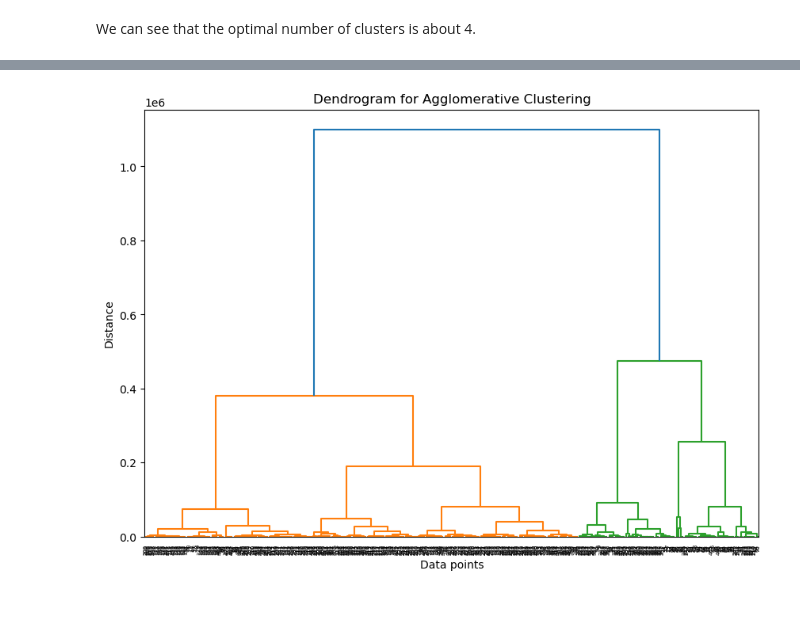
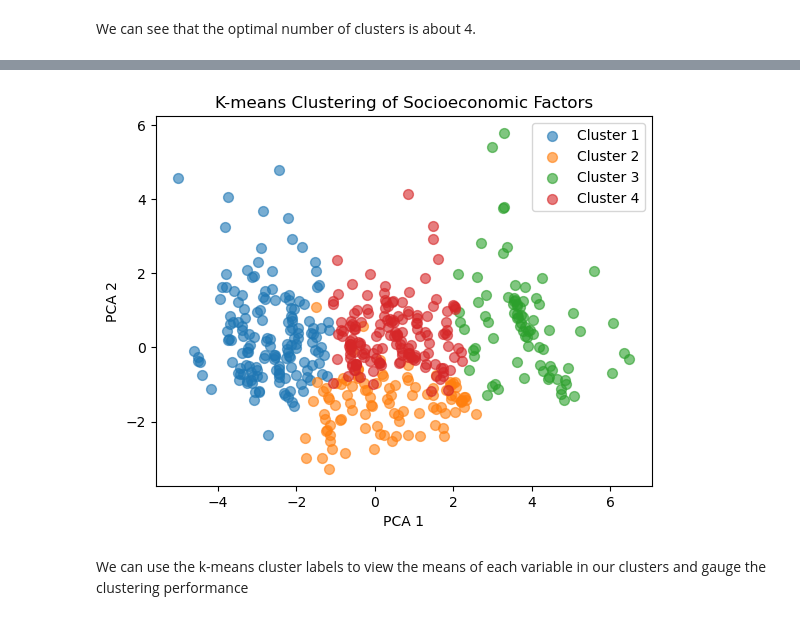
Before and after one commit to joyjessica/DSAN_5000_project, a Jupyter notebook: technical-details/unsupervised-learning/main.ipynb, the cells around one changed output, grey strips where cells are left out. Cells and saved outputs as stored; diff of their text form; code cells hidden in the pictures.

```diff
--- a/technical-details/unsupervised-learning/main.ipynb
+++ b/technical-details/unsupervised-learning/main.ipynb
@@ -106,0 +80,3 @@ Kmeans is another unsupervised learning technique used for clustering. We use th
+# %%
+pca = PCA(n_components=3)
+X_pca = pca.fit_transform(X_scaled)
@@ -272,13 +165,18 @@ from scipy.cluster.hierarchy import dendrogram, linkage
-# %%
-# Perform hierarchical/agglomerative clustering
-Z = linkage(subset, 'ward')
-
-# Create a dendrogram
-plt.figure(figsize=(10, 7))
-dendrogram(Z)
-plt.title('Dendrogram for Agglomerative Clustering')
-plt.xlabel('Data points')
-plt.ylabel('Distance')
-plt.show()
-# %% [output]
-[figure, removed]
+# %%
+n_clusters = 4
+kmeans = KMeans(n_clusters=n_clusters)
+econ_clusters = kmeans.fit_predict(X_pca)
+
+for cluster in range(n_clusters):
+    plt.scatter(X_pca[econ_clusters == cluster, 0], X_pca[econ_clusters == cluster, 1],
+        label=f"Cluster {cluster + 1}", s=50, alpha=0.6)
+
+plt.xlabel("PCA 1")
+plt.ylabel("PCA 2")
+plt.title("K-means Clustering of Socioeconomic Factors")
+plt.legend()
+plt.show()
+# %% [output]
+[figure, added]
+# %% [markdown]
+We can use the k-means cluster labels to view the means of each variable in our clusters and gauge the clustering performance
```
Also changed, not shown: parts of 65 cells of this notebook, 51 other files.
